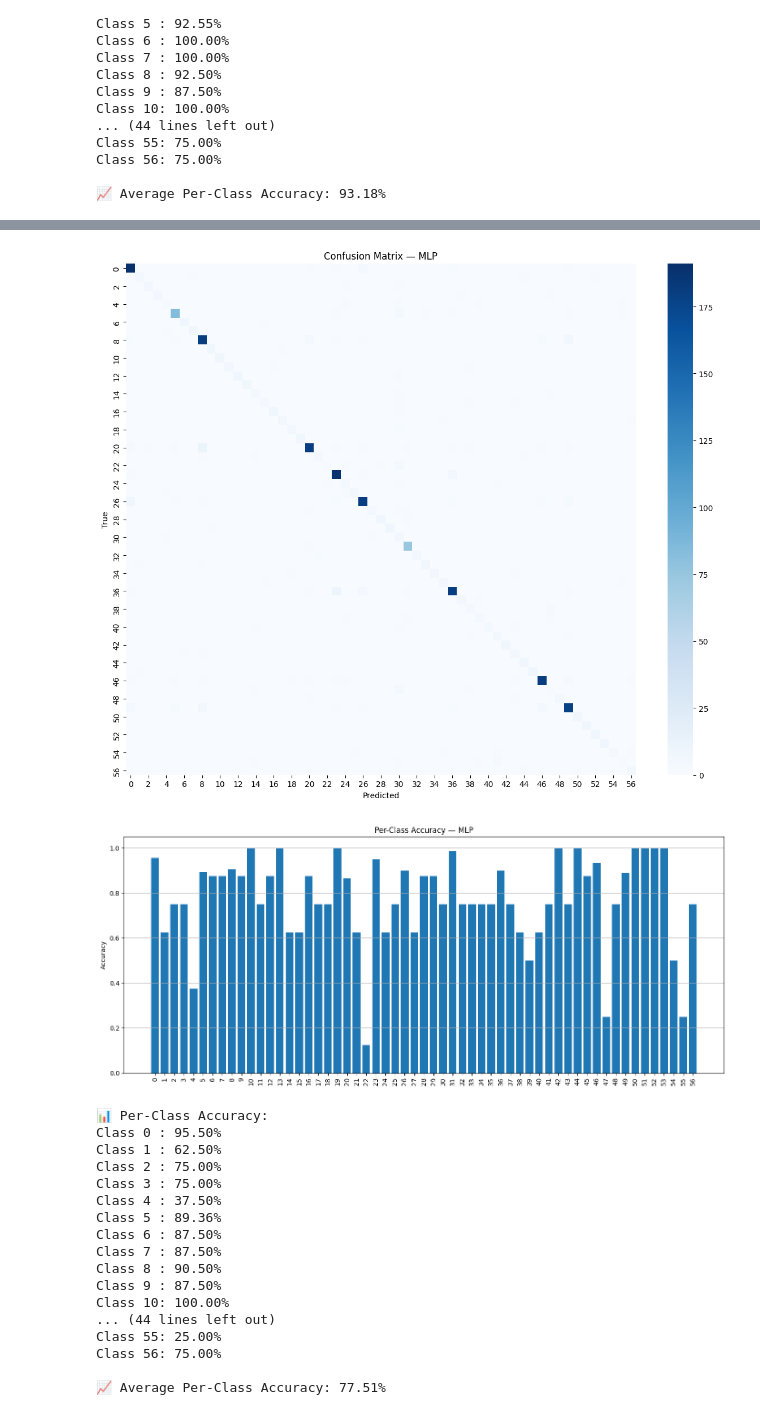
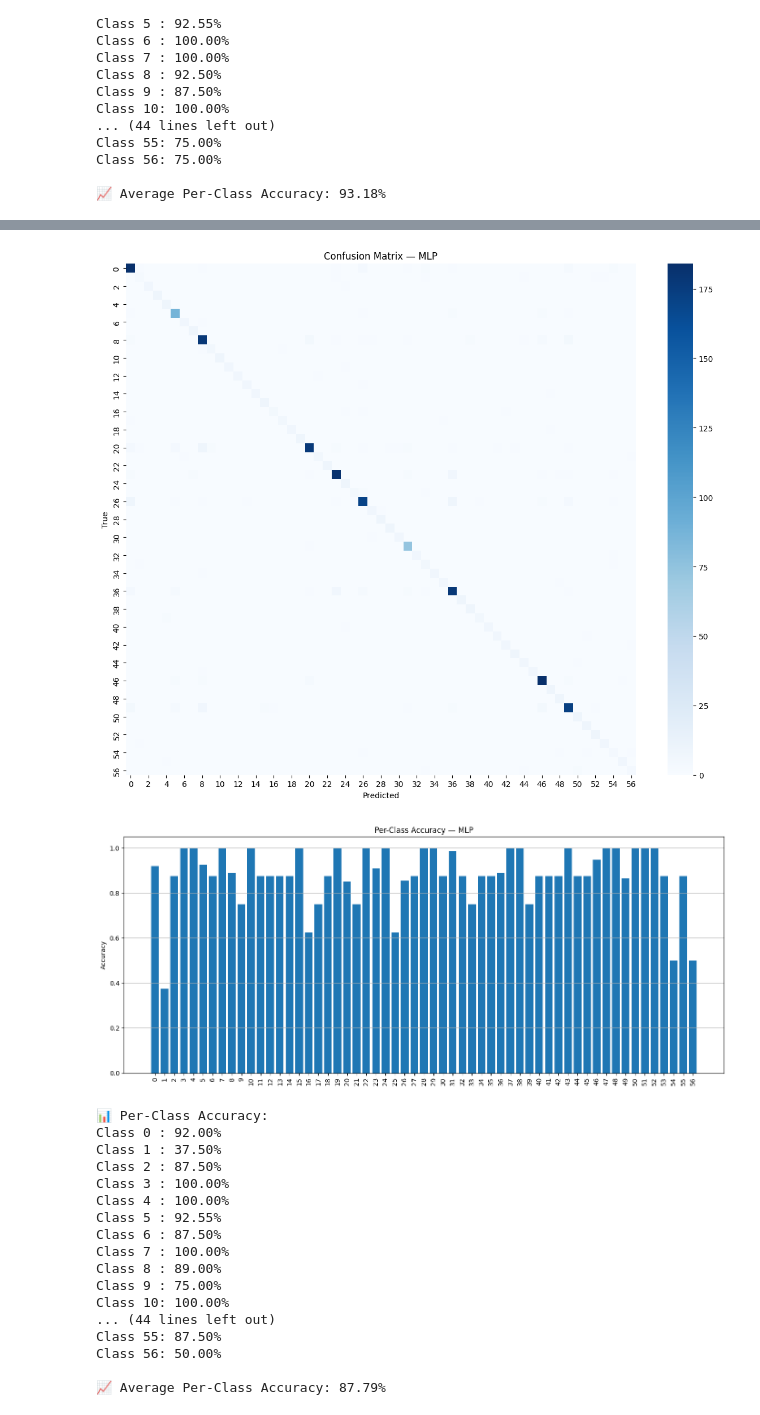
Before and after one commit to nasrrx/YAMNet-CNN-Audio-Classification-ESC50, a Jupyter notebook: AdvancedModels.ipynb, the cells around one changed output, grey strips where cells are left out. Drawn from its saved outputs; the diff is of its cells as text; code cells hidden in the pictures.

```diff
--- a/AdvancedModels.ipynb
+++ b/AdvancedModels.ipynb
@@ -154,16 +154,17 @@ class YAMNet1DCNN_Improved(nn.Module):
 class YAMNetMLP(nn.Module):
     def __init__(self, num_classes=57):
         super().__init__()
-        self.model = nn.Sequential(
-            nn.Flatten(),                           # (B, 100, 1024) → (B, 102400)
-            nn.Linear(100 * 1024, 1024),
-            nn.ReLU(),
-            nn.Dropout(0.5),
+        self.mlp = nn.Sequential(
             nn.Linear(1024, 512),
             nn.ReLU(),
-            nn.Dropout(0.3),
-            nn.Linear(512, num_classes)
+            nn.Dropout(0.4),
+            nn.Linear(512, 128),
+            nn.ReLU(),
+            nn.Dropout(0.2)
         )
+        self.classifier = nn.Linear(128, num_classes)
 
-    def forward(self, x):
-        return self.model(x)
+    def forward(self, x):  # x: (B, 100, 1024)
+        x = self.mlp(x)              # (B, 100, 128)
+        x = x.mean(dim=1)            # (B, 128) – average over time steps
+        return self.classifier(x)    # (B, num_classes)
@@ -204,7 +199,7 @@ import matplotlib.pyplot as plt
 from sklearn.metrics import accuracy_score
 
 def train_and_evaluate(model, model_name, train_loader, val_loader, test_loader,
-                       class_weights_tensor=None, epochs=100, patience=30, save_threshold=90):
+                       class_weights_tensor=None, epochs=100, patience=30, save_threshold=90, starting_lr=1e-3):
 
     device = torch.device("cuda" if torch.cuda.is_available() else "cpu")
     model = model.to(device)
@@ -442,5 +437,5 @@ def evaluate_model(
             avg_class_acc = np.mean(class_accuracy)
             print(f"\n📈 Average Per-Class Accuracy: {avg_class_acc * 100:.2f}%")
 # %%
-train_and_evaluate(YAMNet1DCNN_Improved(), "CNN", train_loader, val_loader, test_loader, class_weights_tensor,epochs = 100, patience=50, save_threshold=90)
+train_and_evaluate(YAMNet1DCNN_Improved(), "CNN", train_loader, val_loader, test_loader, class_weights_tensor,epochs = 100, patience=70, save_threshold=91)
 # %% [output]
@@ -519,4 +514,4 @@ Class 56: 75.00%
 
 📈 Average Per-Class Accuracy: 93.18%
 # %%
-train_and_evaluate(YAMNetMLP(), "MLP", train_loader, val_loader, test_loader, class_weights_tensor, epochs=100, patience=50, save_threshold=87.5)
+train_and_evaluate(YAMNetMLP(), "MLP", train_loader, val_loader, test_loader, class_weights_tensor, epochs=100, patience=100, save_threshold=87)
@@ -527,12 +541,12 @@ best_model_mlp = find_best_model_name(
     test_loader=test_loader,
     metric='avg_class_acc'
 )
-print(f"Best MLP model: {best_model_cnn}")
+print(f"Best MLP model: {best_model_mlp}")
 
 evaluate_model(
     model_name="MLP",
     model_class=YAMNetMLP,
-    model_path=best_model_cnn,
+    model_path=best_model_mlp,
     test_loader=test_loader,
     show_confusion_matrix=True,
     show_classification_report=True,
@@ -560,19 +574,19 @@ weighted avg       0.89      0.88      0.89      2147
-[figure, old version]
+[figure, new version]
-[figure, old version]
+[figure, new version]
 📊 Per-Class Accuracy:
-Class 0 : 95.50%
-Class 1 : 62.50%
-Class 2 : 75.00%
-Class 3 : 75.00%
-Class 4 : 37.50%
-Class 5 : 89.36%
+Class 0 : 92.00%
+Class 1 : 37.50%
+Class 2 : 87.50%
+Class 3 : 100.00%
+Class 4 : 100.00%
+Class 5 : 92.55%
 Class 6 : 87.50%
-Class 7 : 87.50%
-Class 8 : 90.50%
-Class 9 : 87.50%
+Class 7 : 100.00%
+Class 8 : 89.00%
+Class 9 : 75.00%
 Class 10: 100.00%
 ... (44 lines left out)
-Class 55: 25.00%
-Class 56: 75.00%
+Class 55: 87.50%
+Class 56: 50.00%
 
-📈 Average Per-Class Accuracy: 77.51%
+📈 Average Per-Class Accuracy: 87.79%
```
Also changed, not shown: parts of 9 cells of this notebook.
